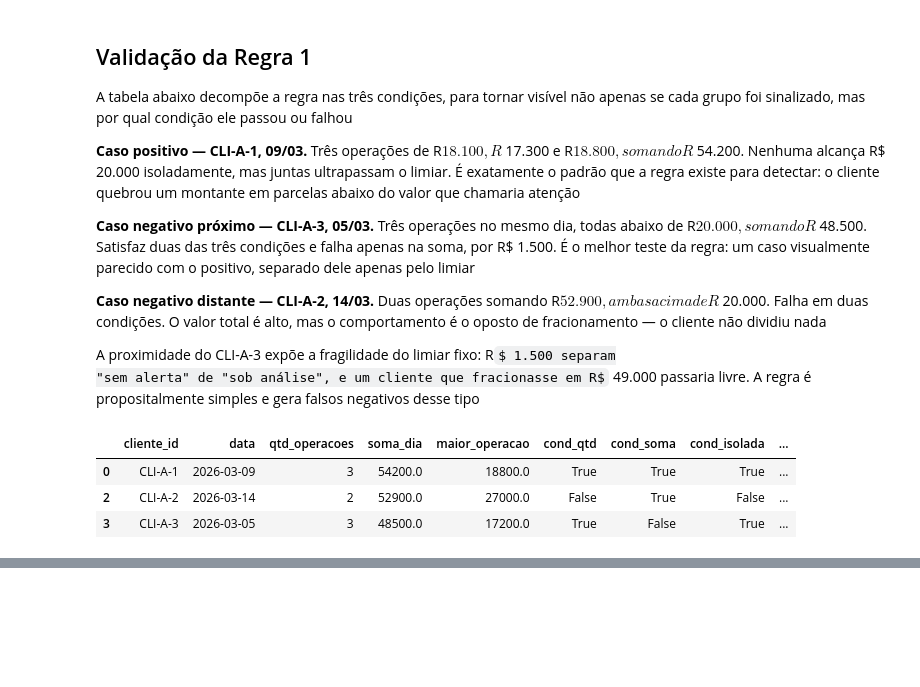
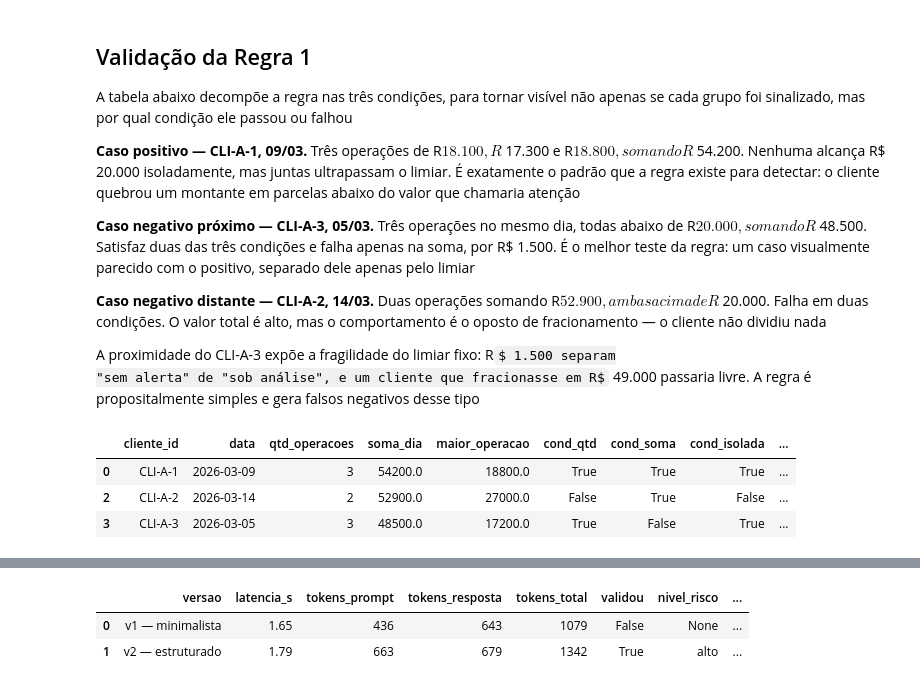
Before and after one commit to Guimaaz/Case, a Jupyter notebook: nivel_1/nivel_1.ipynb, the cells around one changed output, grey strips where cells are left out. Drawn from its saved outputs; the diff is of its cells as text; code cells hidden in the pictures; some formulas as TeX source; blank space fills up the shorter version.

```diff
--- a/nivel_1/nivel_1.ipynb
+++ b/nivel_1/nivel_1.ipynb
@@ -412,0 +556,9 @@ comparacao[[
+# %%
+from typing import Literal
+from pydantic import BaseModel, ValidationError
+
+class Parecer(BaseModel):
+    nivel_risco: Literal["baixo", "medio", "alto"]
+    tipologia_suspeita: str
+    red_flags: list[str]
+    justificativa: str
@@ -412,0 +664,20 @@ comparacao[[
+# %%
+comparativo = pd.DataFrame([
+    {
+        "versao": r["versao_prompt"],
+        "latencia_s": r["latencia_s"],
+        "tokens_prompt": r["tokens_prompt"],
+        "tokens_resposta": r["tokens_resposta"],
+        "tokens_total": r["tokens_total"],
+        "validou": r["erro"] is None,
+        "nivel_risco": (r["parecer"] or {}).get("nivel_risco"),
+        "qtd_red_flags": len((r["parecer"] or {}).get("red_flags", [])),
+    }
+    for r in (resultado_v1, resultado_v2)
+])
+
+comparativo
+# %% [output]
+|  | versao | latencia_s | tokens_prompt | tokens_resposta | tokens_total | validou | nivel_risco | ... |
+| 0 | v1 — minimalista | 1.65 | 436 | 643 | 1079 | False | None | ... |
+| 1 | v2 — estruturado | 1.79 | 663 | 679 | 1342 | True | alto | ... |
```
Also changed, not shown: parts of 9 cells of this notebook.
